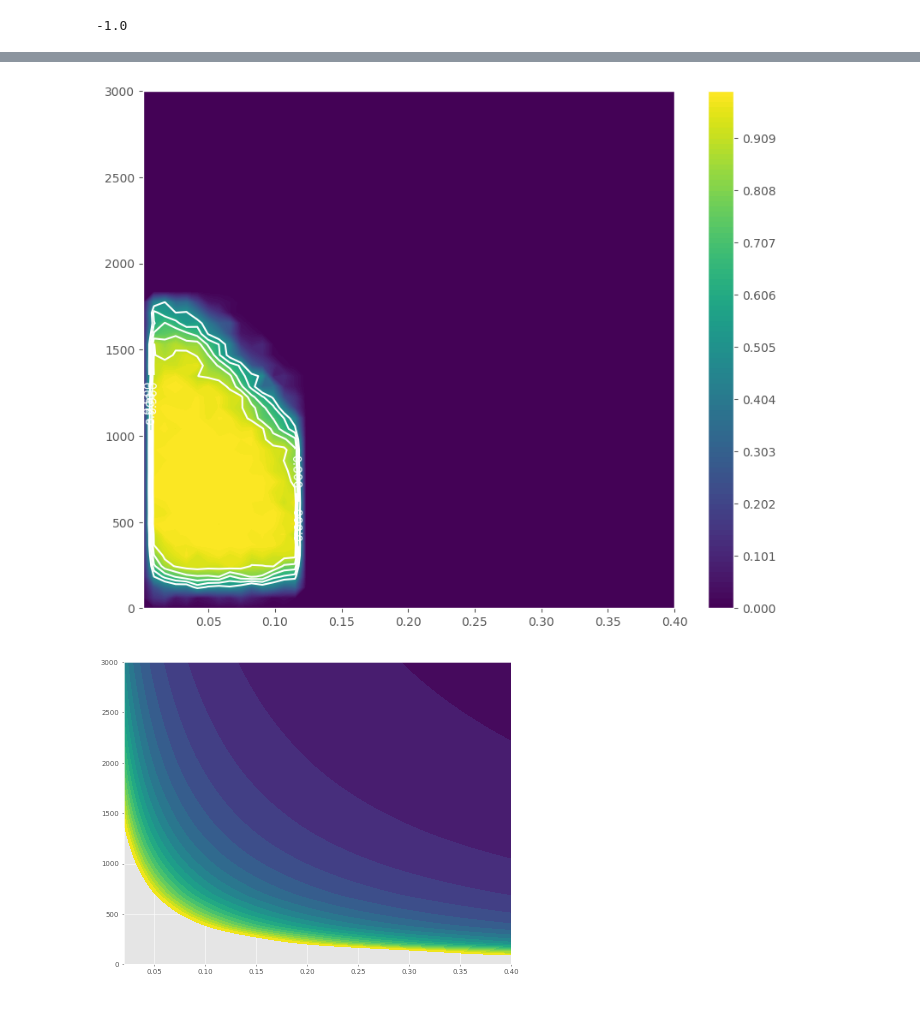
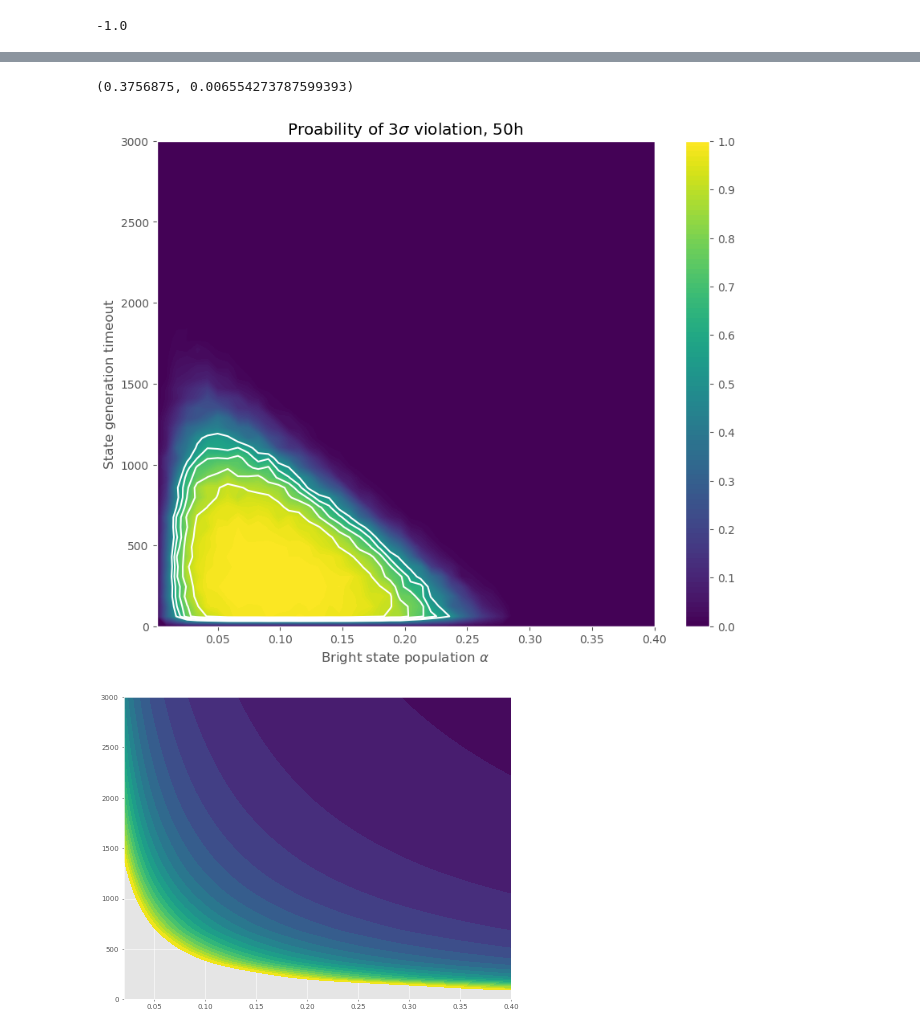
Before and after one commit to matpompili/go-nogo, a Jupyter notebook: Proposal.ipynb, the cells around one changed output, grey strips where cells are left out. Saved outputs shown, nothing was run; the diff lists cells and outputs as text; code cells hidden in the pictures.

Commit message:
Better plots, multiprocess.

```diff
--- a/Proposal.ipynb
+++ b/Proposal.ipynb
@@ -391,8 +391,8 @@ Fidelity after phase uncertainty: 0.828
 alphas = np.linspace(0, 0.2, 100)
 fids = np.zeros_like(alphas)
 
-near_future_params = {'det_w': 20e-9, 'PdetA': 12e-4, 'PdetB': 12e-4,
-                      'vis': 0.95, 'P2e': 0.01, 'phase_unc': 20}
+near_future_params = {'det_w': 20e-9, 'PdetA': 10e-4, 'PdetB': 10e-4,
+                      'vis': 0.9, 'P2e': 0.02, 'phase_unc': 20}
 for i, alpha in enumerate(alphas):
     _, fids[i] = sim_rho_from_alpha(alpha, **near_future_params)
 
@@ -711,6 +693,10 @@ def simulate_witness_experiment(N, state, readout_err = 0.05):
 #     print('Witness std: {:.3f}'.format(witstd))
 #     print('Violation: {:.3f}'.format(witness/witstd))
 #     print('Msmt time: {:.1f} days'.format(N * gen_time.transpose()[idxs] / 3600 /24))
+# %%
+simulate_witness_experiment(16000, qt.ket2dm(target_state), ROF_pos=0.5, ROF_neg=0.5)
+# %% [output]
+(0.3756875, 0.006554273787599393)
 # %%
 def round_to(x, base=4):
     return int(base * round(float(x)/base))
@@ -738,12 +741,14 @@ for idxs in tqdm(product(range(1,30), range(1, 15))):
 # %%
 plt.figure(figsize=(10,8), dpi=100)
-plt.contourf(fast_alpha, fast_cycles, p_v, levels = np.linspace(0, 1, 100))
-plt.colorbar()
+plt.contourf(fast_alpha, fast_cycles, p_v.transpose(), levels = np.linspace(0, 1, 100))
+plt.colorbar(ticks = np.arange(0, 1.1, 0.1))
 
-cont = plt.contour(fast_alpha, fast_cycles, p_v, colors='w', levels=np.arange(0.5,
-                                                                              1, 0.1), linestyles='solid')
-plt.clabel(cont, inline=1, fontsize=10, colors='w')
+cont = plt.contour(fast_alpha, fast_cycles, p_v.transpose(), colors='w', levels=np.arange(0.5, 1.1, 0.1), linestyles='solid')
+plt.title(r'Proability of $3\sigma$ violation, 50h')
+plt.xlabel(r'Bright state population $\alpha$')
+plt.ylabel(r'State generation timeout')
 
 plt.show()
+# plt.savefig('images/violation50h.pdf')
 # %% [output]
-[figure, old version]
+[figure, new version]
```
Also changed, not shown: parts of 12 cells of this notebook.
